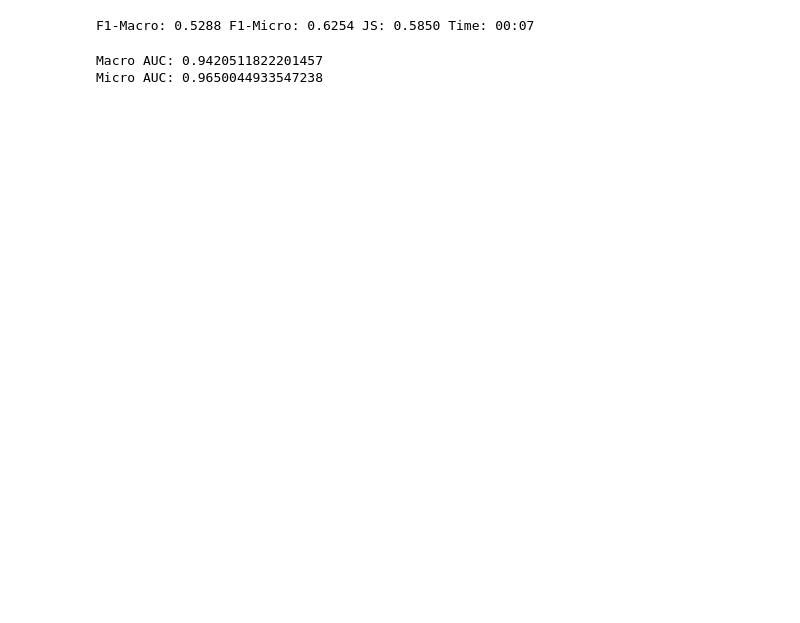
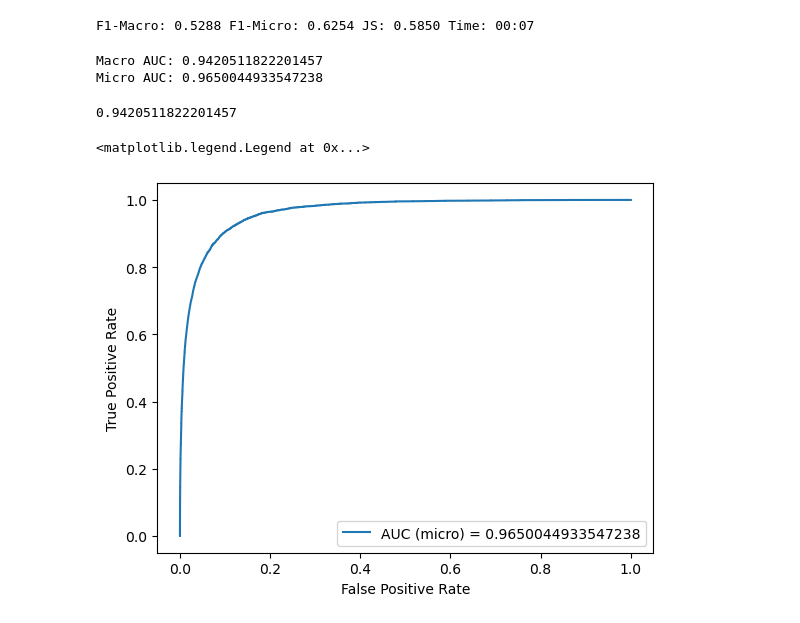
Before and after one commit to alexlu07/Context-Is-All-You-Need, a Jupyter notebook: model1/finetune.ipynb, the cells around one changed output. Drawn from its saved outputs; the diff is of its cells as text; code cells hidden in the pictures; blank space fills up the shorter version.

```diff
--- a/model1/finetune.ipynb
+++ b/model1/finetune.ipynb
@@ -197,0 +200,14 @@ Micro AUC: 0.9650044933547238
+# %%
+sum(roc_auc_score(preds["y_true"], preds["logits"], average=None))/28
+# %% [output]
+0.9420511822201457
+# %%
+fpr, tpr, _ = roc_curve(preds["y_true"].flatten(), preds["logits"].flatten())
+# %%
+plt.plot(fpr, tpr, label="AUC (micro) = 0.9650044933547238")
+plt.ylabel("True Positive Rate")
+plt.xlabel("False Positive Rate")
+plt.legend(loc=4)
+# %% [output]
+<matplotlib.legend.Legend at 0x...>
+[figure, added]
```
Also changed, not shown: parts of 8 cells of this notebook, 6 other files.
